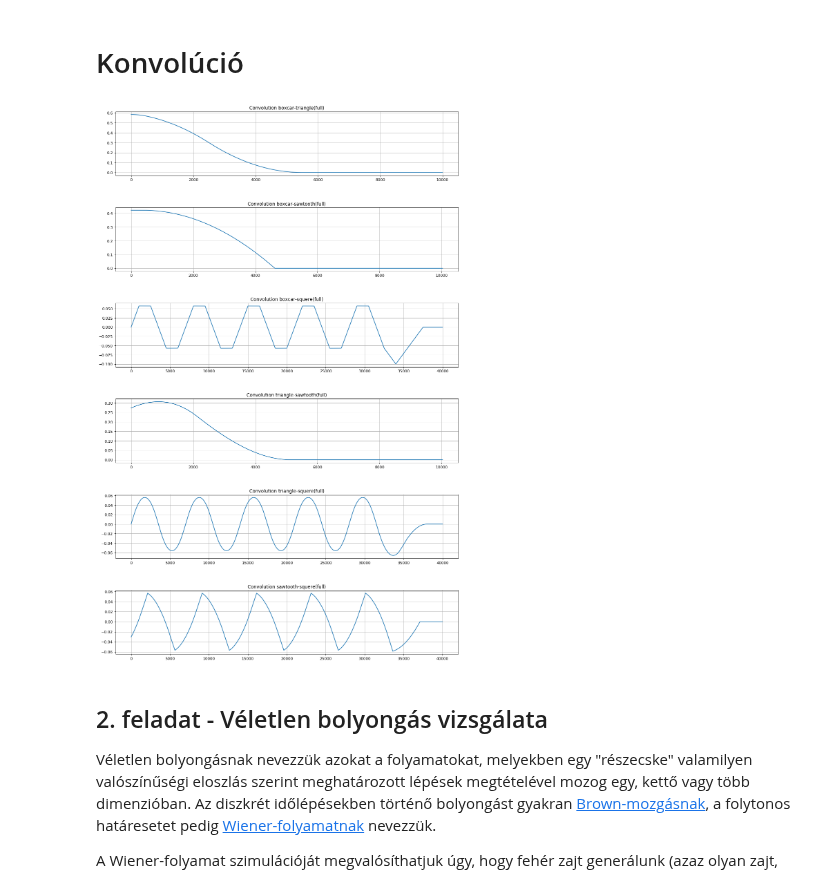
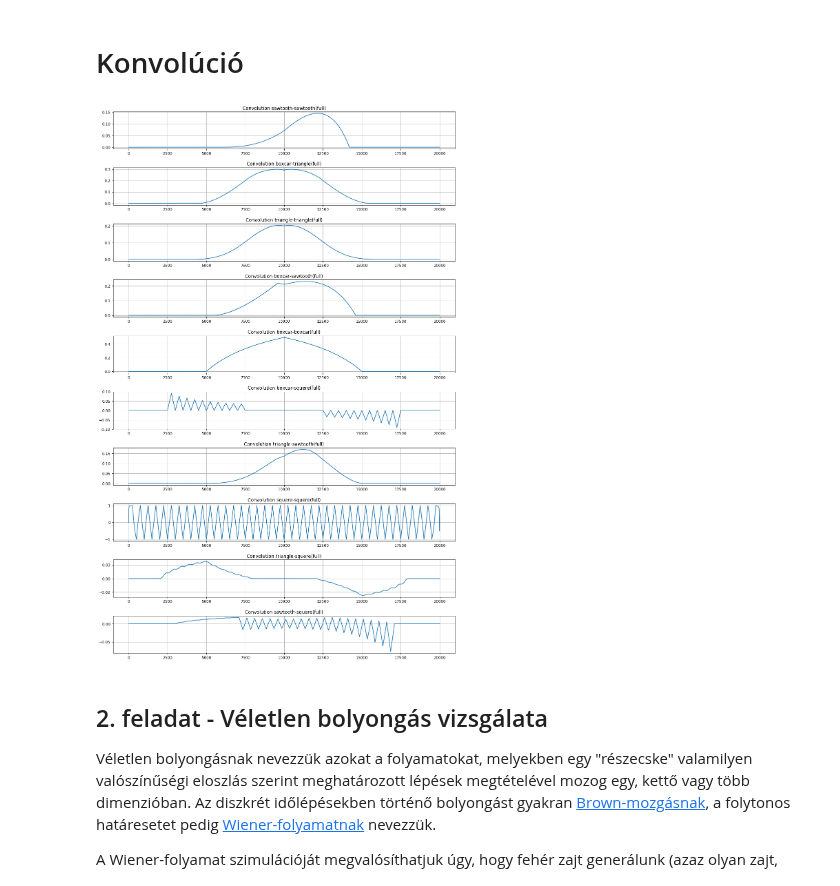
Before and after one commit to Tominano/Numerical-methods-of-physics-II, a Jupyter notebook: 4_feladatsor/4_feladat_Tomi.ipynb, the cells around one changed output. Saved outputs shown, nothing was run; the diff lists cells and outputs as text; code cells hidden in the pictures.

```diff
--- a/4_feladatsor/4_feladat_Tomi.ipynb
+++ b/4_feladatsor/4_feladat_Tomi.ipynb
@@ -70,11 +70,11 @@ A feladat megvalósításához használjuk a `numpy.correlate` és `numpy.convol
 # feladat megoldása
 # T = 1000
 
-def Nszög(f = 1,t = np.linspace(0, 10, 70001)): #
+def Nszög(f = 1,t = np.linspace(-10, 10, 9999)): #
     # Plot the square wave signal
     zero = np.zeros(1)
     sig_N = signal.square(2 * np.pi * f* t)
-    return np.r_[zero, sig_N,zero]
+    return np.r_[zero,sig_N,zero]
 ########
 def triangle(length=12001, amplitude=1):
     section = length // 4
@@ -83,7 +83,7 @@ def triangle(length=12001, amplitude=1):
     zero = np.zeros(2000)
     return np.r_[zero, x, x[-2::-1],zero]
 ########
-def sawtooth(length=17001, amplitude=1):
+def sawtooth(length=16800, amplitude=1):
     section = length // 4
     x = np.linspace(0, amplitude, section+1)
     mx = -x
@@ -406,77 +294,70 @@ con_saw_N_f = con_saw_N_f[con_saw_N_f.size//2:]/len(con_saw_N_s)
 figure(num=None, figsize=(16, 26), dpi=80, facecolor='w', edgecolor='r')
 subplots_adjust(left=None, bottom=None, right=None, top=None, wspace=None, hspace=0.5)
 
-#subplot(6,2,1)
-#title("Convolution boxcar-triangle(same)")
-#plot(con_box_tri_s)
-#grid(True)
+subplot(10,1,1)
+title("Convolution sawtooth-sawtooth(full)")
+plot(con_saw_f)
+grid(True)
 
-subplot(6,1,1)
+subplot(10,1,2)
 title("Convolution boxcar-triangle(full)")
 plot(con_box_tri_f)
 grid(True)
 
 
 ##
-#subplot(6,2,3)
-#title("Convolution boxcar-sawtooth(same)")
-#plot(con_box_saw_s)
-#grid(True)
+subplot(10,1,3)
+title("Convolution triangle-triangle(full)")
+plot(con_tri_f)
+grid(True)
 
-subplot(6,1,2)
+subplot(10,1,4)
 title("Convolution boxcar-sawtooth(full)")
 plot(con_box_saw_f)
 grid(True)
 
 
 ##
-#subplot(6,2,5)
-#title("Convolution boxcar-squere(same)")
-#plot(con_box_N_s)
-#grid(True)
+subplot(10,1,5)
+title("Convolution boxcar-boxcar(full)")
+plot(con_box_f)
+grid(True)
 
-subplot(6,1,3)
+subplot(10,1,6)
 title("Convolution boxcar-squere(full)")
 plot(con_box_N_f)
 grid(True)
 
 
 ##
-#subplot(6,2,7)
-#title("Convolution triangle-sawtooth(same)")
-#plot(con_tri_saw_s)
-#grid(True)
 
-subplot(6,1,4)
+
+subplot(10,1,7)
 title("Convolution triangle-sawtooth(full)")
 plot(con_tri_saw_f)
 grid(True)
 
 
 ##
-#subplot(6,2,9)
-#title("Convolution triangle-squere(same)")
-#plot(con_tri_N_s)
-#grid(True)
+subplot(10,1,8)
+title("Convolution squere-squere(full)")
+plot(con_sqer_f)
+grid(True)
 
-subplot(6,1,5)
+subplot(10,1,9)
 title("Convolution triangle-squere(full)")
 plot(con_tri_N_f)
 grid(True)
 
 
 ##
-#subplot(6,2,11)
-#title("Convolution sawtooth-squere(same)")
-#plot(con_saw_N_s)
-#grid(True)
 
-subplot(6,1,6)
+subplot(10,1,10)
 title("Convolution sawtooth-squere(full)")
 plot(con_saw_N_f)
 grid(True)
 # %% [output]
-[figure, old version]
+[figure, new version]
 # %% [markdown]
 ## 2. feladat - Véletlen bolyongás vizsgálata
 
```
Also changed, not shown: parts of 10 cells of this notebook.
